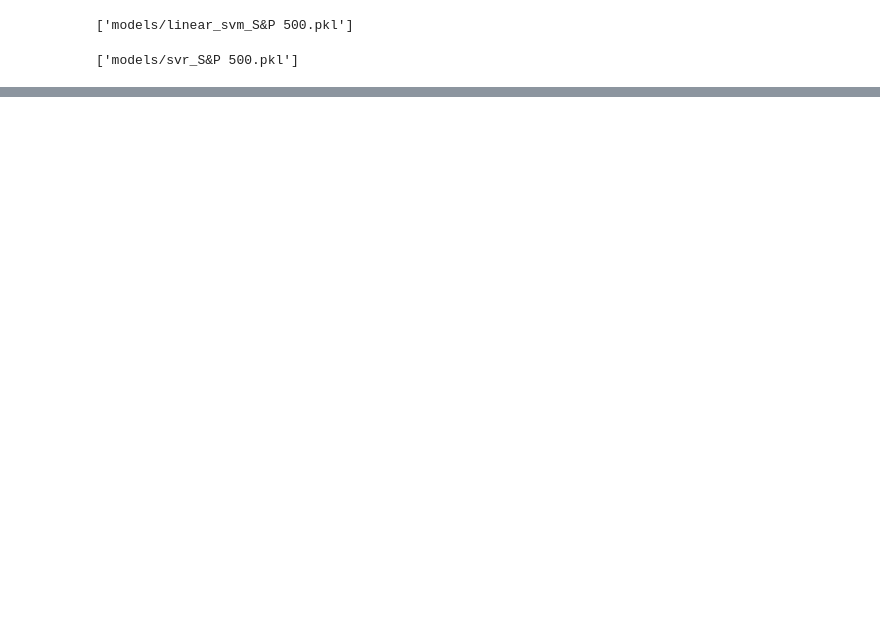
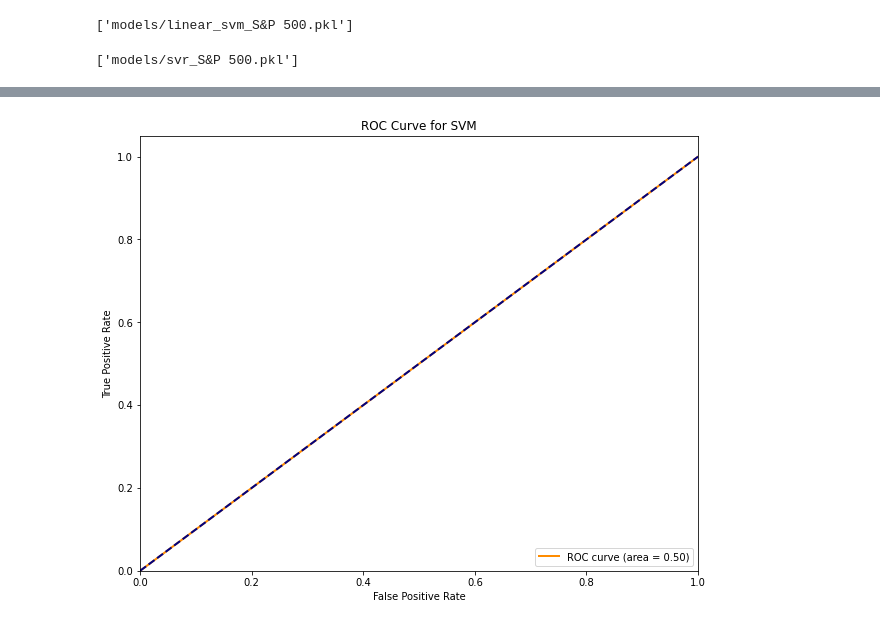
Before and after one commit to adamgulyas/backtesting-lab, a Jupyter notebook: model_training.ipynb, the cells around one changed output, grey strips where cells are left out. Saved outputs shown, nothing was run; the diff lists cells and outputs as text; code cells hidden in the pictures; blank space fills up the shorter version.

```diff
--- a/model_training.ipynb
+++ b/model_training.ipynb
@@ -125,3 +136,6 @@ ohlc_df = pd.read_csv(
 )
 
 ohlc_df = ohlc_df[stock].copy()
+# %%
+svm = train_model(ohlc_df, 'svc')
+joblib.dump(svm, f'models/svm_{stock}.pkl')
@@ -196,0 +215,4 @@ trained_svr.score(X_test, y_test)
+# %%
+get_metrics(svm, 'roc_curve')
+# %% [output]
+[figure, added]
```
Also changed, not shown: parts of 12 cells of this notebook, 13 other files.
